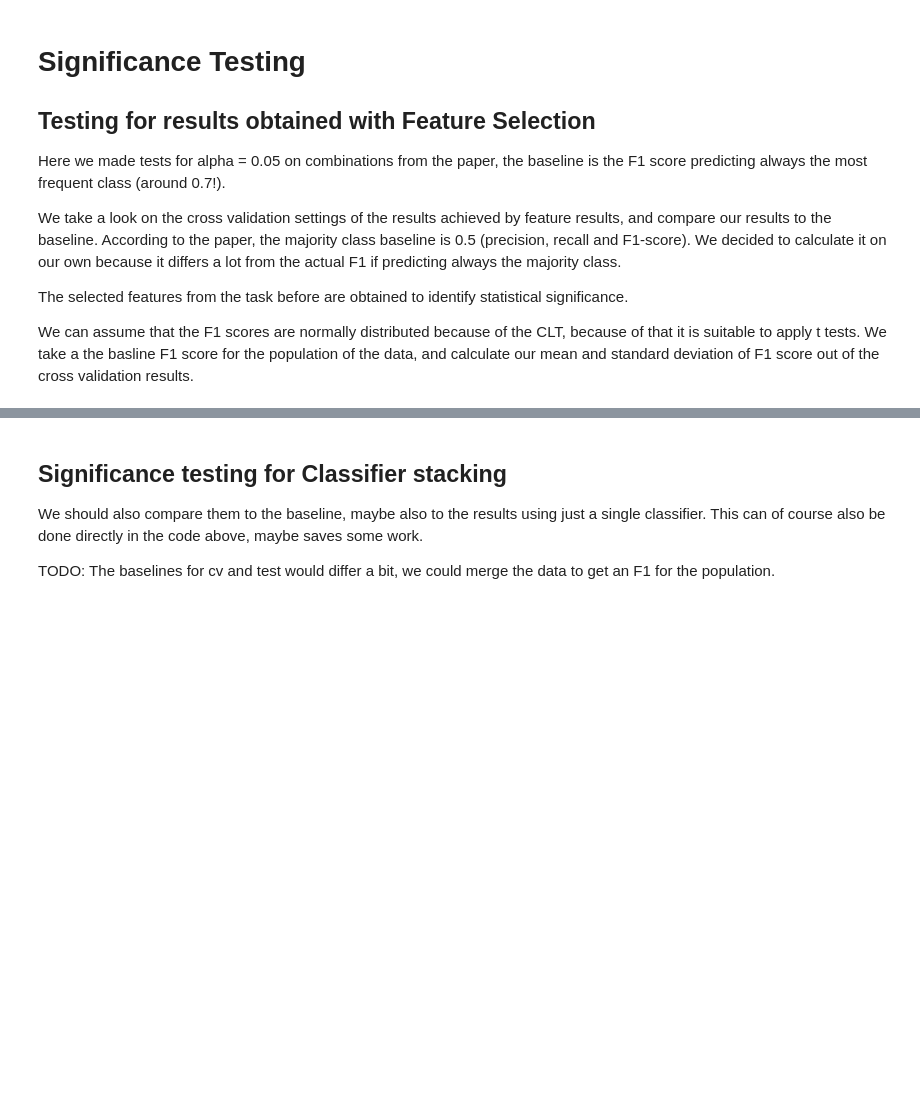
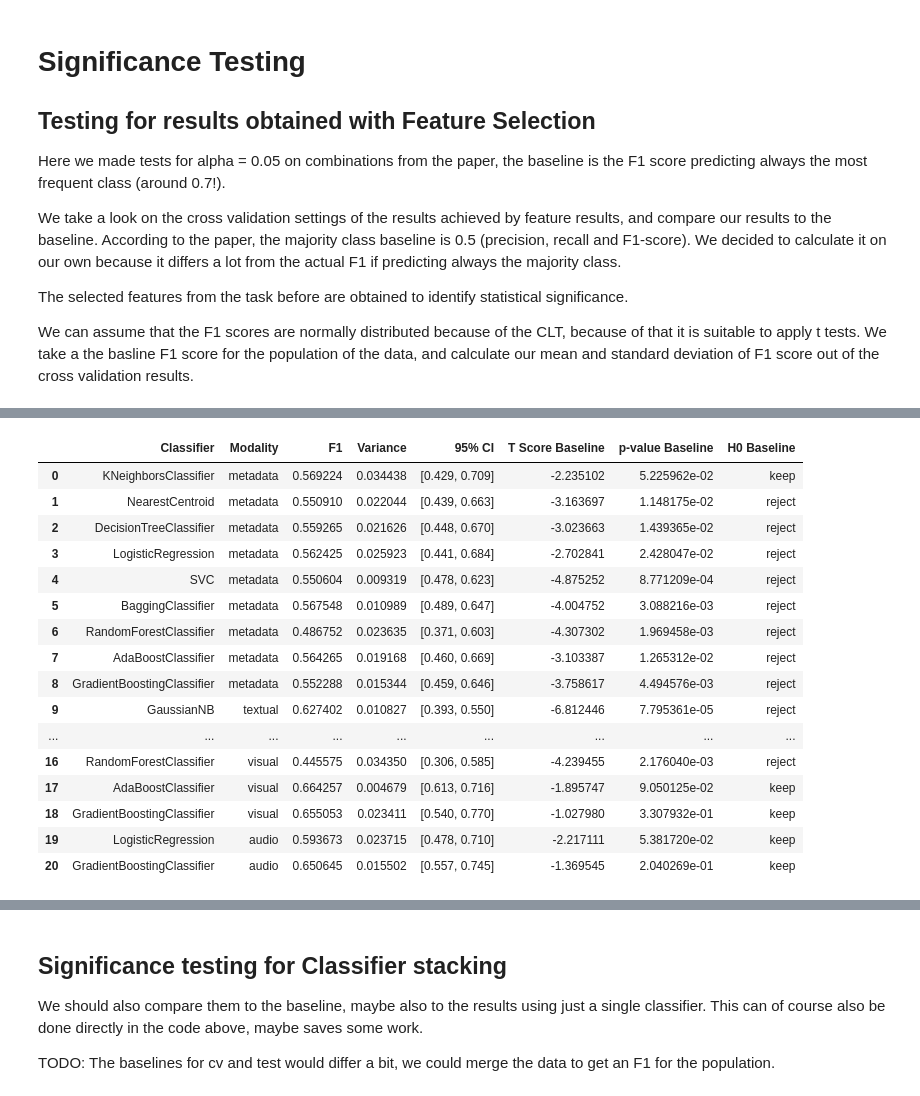
Before and after one commit to patrickFuerst/CoE_task, a Jupyter notebook: classifier_selection.ipynb, the cells around one changed output, grey strips where cells are left out. Cells and saved outputs as stored; diff of their text form; code cells hidden in the pictures; blank space fills up the shorter version.

```diff
--- a/classifier_selection.ipynb
+++ b/classifier_selection.ipynb
@@ -2037,0 +2054,22 @@ GradientBoostingClassifier - audio: -1.4436267139546701, reject
+# %%
+# Baseline Results
+display(classifier_combinations[["Classifier", "Modality", "F1", "Variance", "95% CI",
+                                 "T Score Baseline", "p-value Baseline", "H0 Baseline"]])
+# %% [output]
+|  | Classifier | Modality | F1 | Variance | 95% CI | T Score Baseline | p-value Baseline | H0 Baseline |
+| 0 | KNeighborsClassifier | metadata | 0.569224 | 0.034438 | [0.429, 0.709] | -2.235102 | 5.225962e-02 | keep |
+| 1 | NearestCentroid | metadata | 0.550910 | 0.022044 | [0.439, 0.663] | -3.163697 | 1.148175e-02 | reject |
+| 2 | DecisionTreeClassifier | metadata | 0.559265 | 0.021626 | [0.448, 0.670] | -3.023663 | 1.439365e-02 | reject |
+| 3 | LogisticRegression | metadata | 0.562425 | 0.025923 | [0.441, 0.684] | -2.702841 | 2.428047e-02 | reject |
+| 4 | SVC | metadata | 0.550604 | 0.009319 | [0.478, 0.623] | -4.875252 | 8.771209e-04 | reject |
+| 5 | BaggingClassifier | metadata | 0.567548 | 0.010989 | [0.489, 0.647] | -4.004752 | 3.088216e-03 | reject |
+| 6 | RandomForestClassifier | metadata | 0.486752 | 0.023635 | [0.371, 0.603] | -4.307302 | 1.969458e-03 | reject |
+| 7 | AdaBoostClassifier | metadata | 0.564265 | 0.019168 | [0.460, 0.669] | -3.103387 | 1.265312e-02 | reject |
+| 8 | GradientBoostingClassifier | metadata | 0.552288 | 0.015344 | [0.459, 0.646] | -3.758617 | 4.494576e-03 | reject |
+| 9 | GaussianNB | textual | 0.627402 | 0.010827 | [0.393, 0.550] | -6.812446 | 7.795361e-05 | reject |
+| ... | ... | ... | ... | ... | ... | ... | ... | ... |
+| 16 | RandomForestClassifier | visual | 0.445575 | 0.034350 | [0.306, 0.585] | -4.239455 | 2.176040e-03 | reject |
+| 17 | AdaBoostClassifier | visual | 0.664257 | 0.004679 | [0.613, 0.716] | -1.895747 | 9.050125e-02 | keep |
+| 18 | GradientBoostingClassifier | visual | 0.655053 | 0.023411 | [0.540, 0.770] | -1.027980 | 3.307932e-01 | keep |
+| 19 | LogisticRegression | audio | 0.593673 | 0.023715 | [0.478, 0.710] | -2.217111 | 5.381720e-02 | keep |
+| 20 | GradientBoostingClassifier | audio | 0.650645 | 0.015502 | [0.557, 0.745] | -1.369545 | 2.040269e-01 | keep |
```
Also changed, not shown: parts of 14 cells of this notebook.
